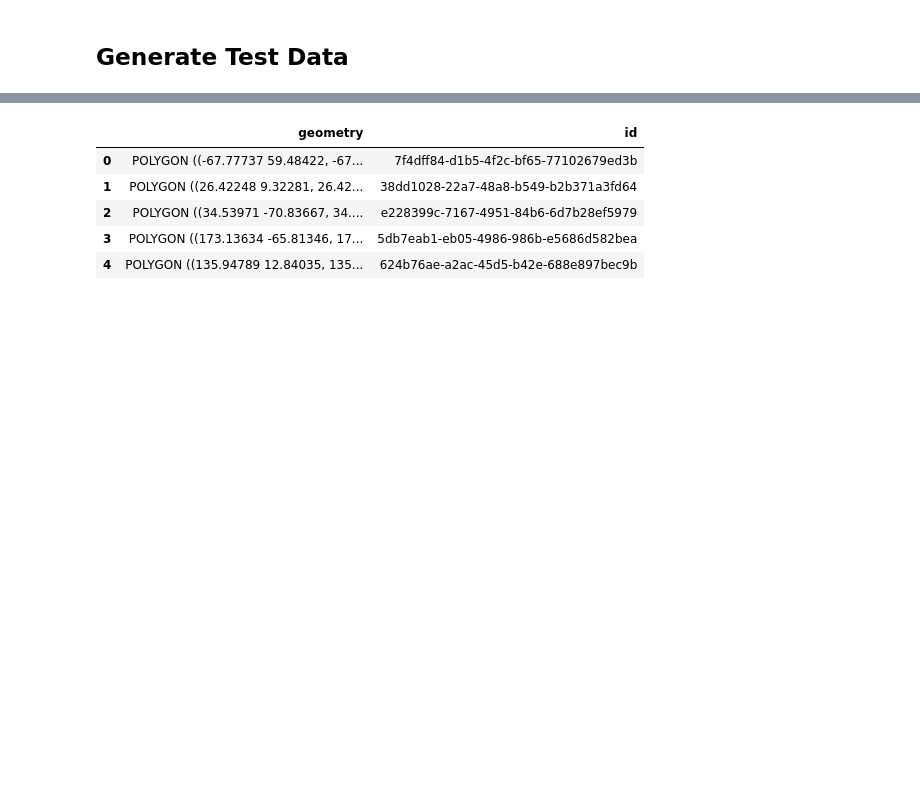
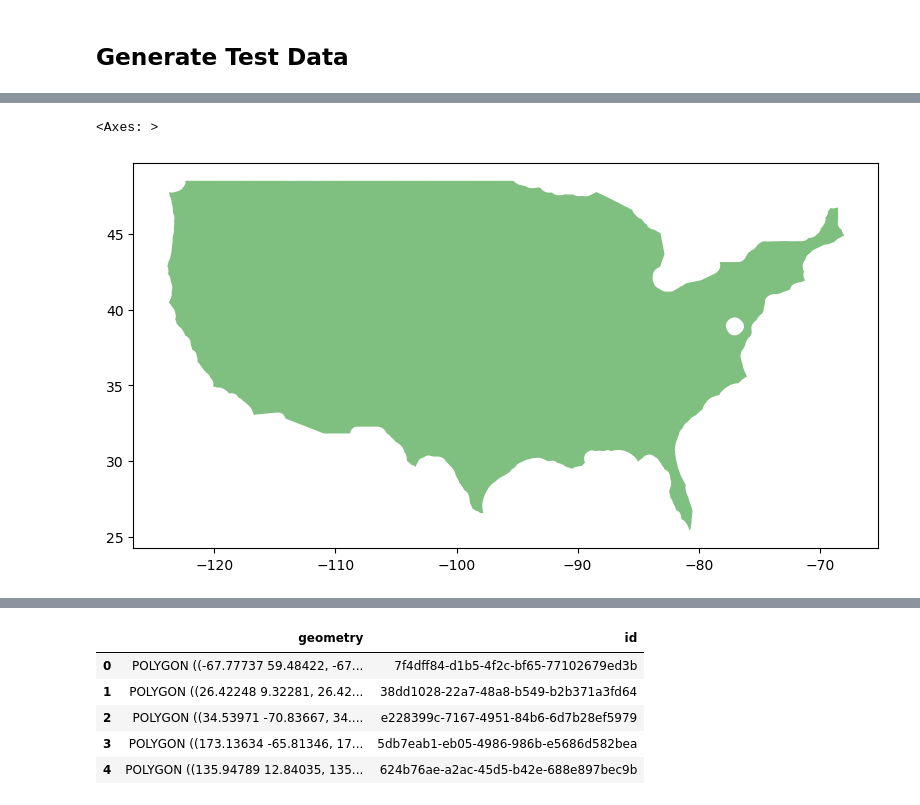
Before and after one commit to sralter/matching_optimization, a Jupyter notebook: matching.ipynb, the cells around one changed output, grey strips where cells are left out. Saved outputs shown, nothing was run; the diff lists cells and outputs as text; code cells hidden in the pictures; blank space fills up the shorter version.

```diff
--- a/matching.ipynb
+++ b/matching.ipynb
@@ -33,0 +128,9 @@ Created fresh logs/sid_2025-02-26_21-46-31_timing.log
+# %%
+gdf = generate_random_polygons(n=100, us_boundary=conus_buffer, admin_boundaries=conus_admin)
+
+fig, ax = plt.subplots(figsize=(10,5))
+gdf.plot(ax=ax)
+conus_buffer.plot(ax=ax, color='green', alpha=0.5)
+# %% [output]
+<Axes: >
+[figure, added]
```
Also changed, not shown: parts of 10 cells of this notebook, 31 other files.
